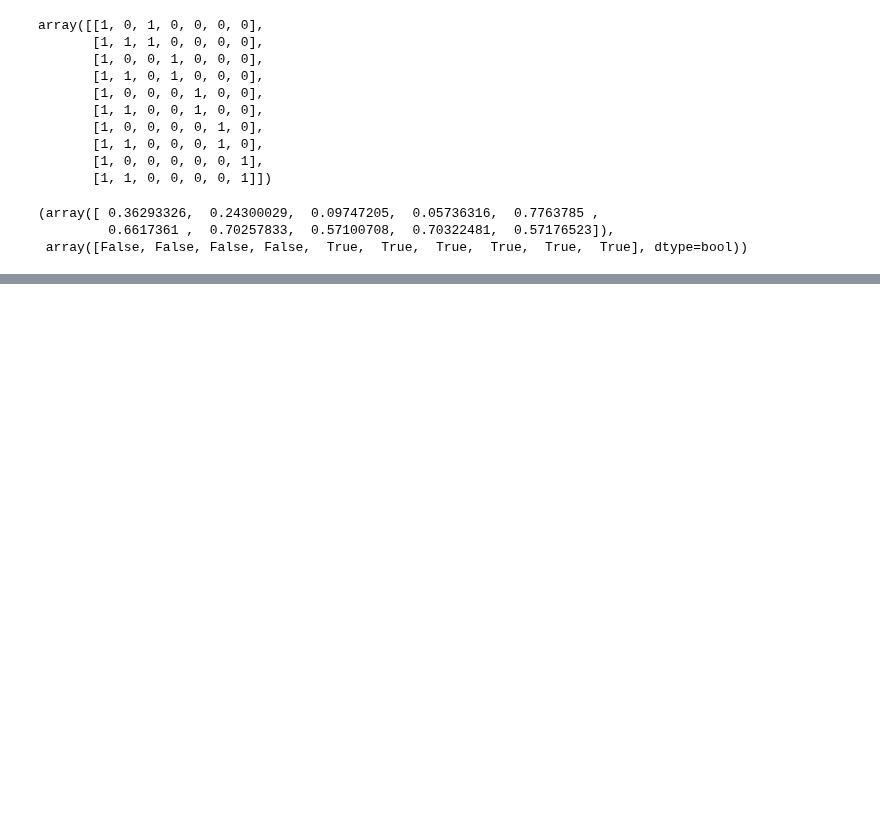
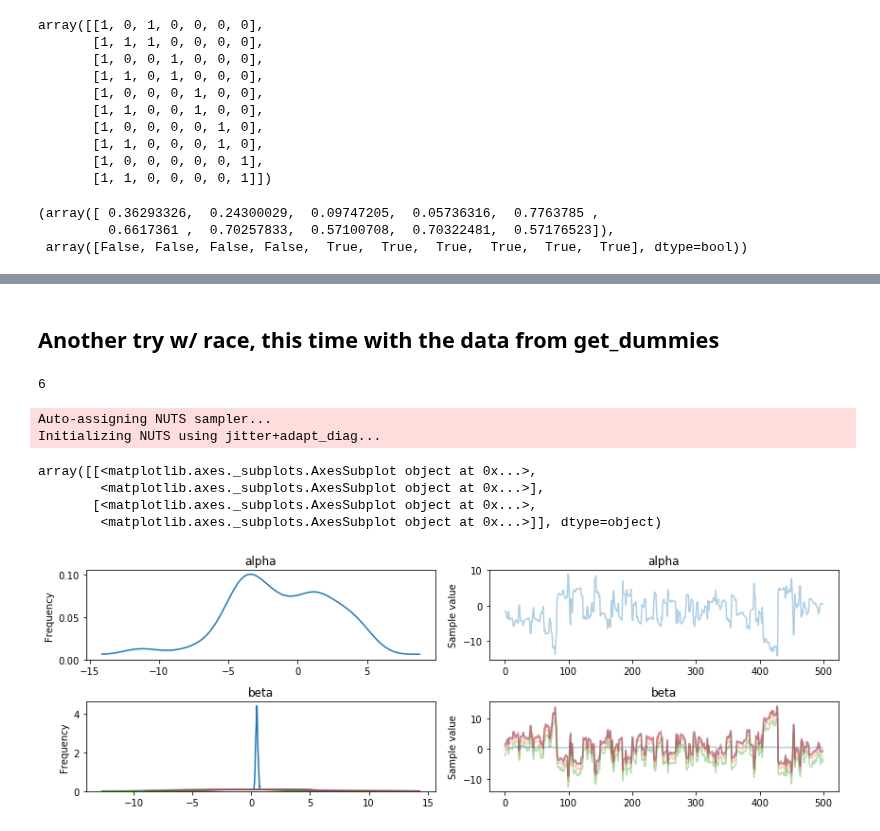
Before and after one commit to aenfield/Data512, a Jupyter notebook: project/Project.ipynb, the cells around one changed output, grey strips where cells are left out. Drawn from its saved outputs; the diff is of its cells as text; code cells hidden in the pictures; blank space fills up the shorter version.

Commit message:
In progress checkin with confirmation that model with race is bad and start at second cut at model that hopefully matches new logistic regression values.

```diff
--- a/project/Project.ipynb
+++ b/project/Project.ipynb
@@ -661,0 +672,4 @@ lr = LogisticRegression().fit(sex_categorical.codes.reshape(-1, 1), y_obs)
+# %%
+d_only_dummies = pd.concat([pd.get_dummies(d_only['sex'], drop_first=True),
+                            pd.get_dummies(d_only['racecmb'])], axis=1)
+d_only_dummies.shape
@@ -661,0 +720,29 @@ lr = LogisticRegression().fit(sex_categorical.codes.reshape(-1, 1), y_obs)
+# %% [markdown]
+## Another try w/ race, this time with the data from get_dummies
+# %%
+d_only_dummies.values.shape[1]
+# %% [output]
+6
+# %%
+with pm.Model() as model_with_racecmb_2:
+    alpha = pm.Normal('alpha', mu=0, sd=10)
+    beta = pm.Normal('beta', mu=0, sd=10, shape=d_only_dummies.values.shape[1])
+
+    mu = alpha + pm.math.dot(d_only_dummies.values, beta)
+    theta = pm.Deterministic('theta', 1 / (1 + pm.math.exp(-mu)))
+
+    y = pm.Bernoulli('y', theta, observed=y_obs)
+# %%
+with model_with_racecmb_2:
+    trace_with_racecmb_2 = pm.sample(500, n_init=50000, tune=500)
+# %% [output]
+Auto-assigning NUTS sampler...
+Initializing NUTS using jitter+adapt_diag...
+# %%
+pm.traceplot(trace_with_racecmb_2, ['alpha','beta'])
+# %% [output]
+array([[<matplotlib.axes._subplots.AxesSubplot object at 0x...>,
+        <matplotlib.axes._subplots.AxesSubplot object at 0x...>],
+       [<matplotlib.axes._subplots.AxesSubplot object at 0x...>,
+        <matplotlib.axes._subplots.AxesSubplot object at 0x...>]], dtype=object)
+[figure, added]
```
Also changed, not shown: parts of 22 cells of this notebook.
